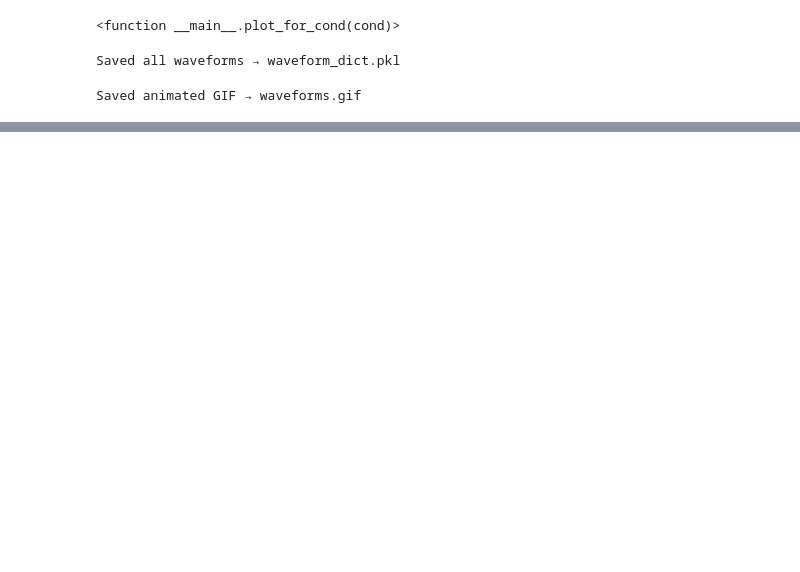
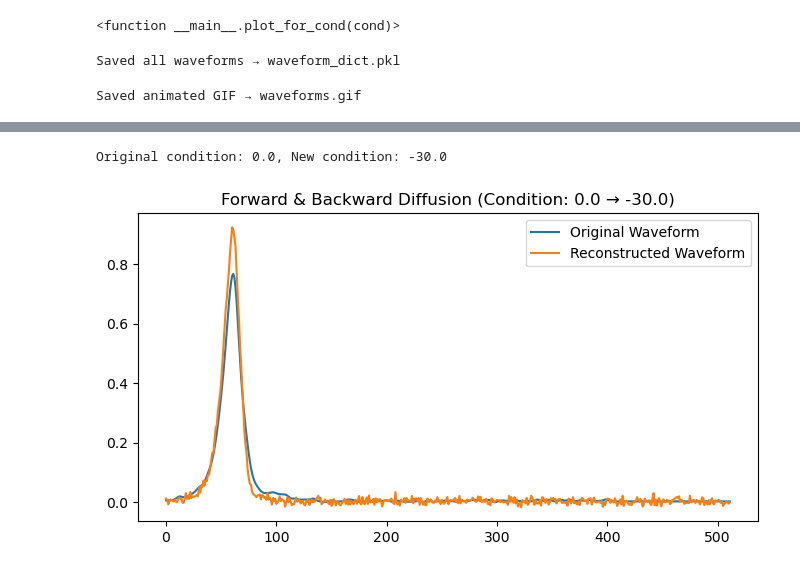
Before and after one commit to AceSix/gedi-conditional-ddim, a Jupyter notebook: cond_gen_visualization.ipynb, the cells around one changed output, grey strips where cells are left out. Cells and saved outputs as stored; diff of their text form; code cells hidden in the pictures; blank space fills up the shorter version.

Commit message:
updates to training, model, and visualizations.

```diff
--- a/cond_gen_visualization.ipynb
+++ b/cond_gen_visualization.ipynb
@@ -172,0 +229,3 @@ Saved animated GIF → waveforms.gif
+# %%
+selected_wf = selected_row['y_normalized']
+print(selected_wf)
@@ -172,0 +250,44 @@ Saved animated GIF → waveforms.gif
+# %%
+# Convert an existing waveform (wf: shape (512,)) to a tensor with shape [1, 1, 512]
+wf_tensor = torch.tensor(selected_wf, dtype=torch.float, device=device).unsqueeze(0).unsqueeze(0)
+
+# --- Forward diffusion: add noise in a controlled manner ---
+steps = 1000
+t_step = steps // 2
+alpha_bar = 1.0 - (t_step / steps)
+alpha_bar_t = torch.tensor(alpha_bar, dtype=torch.float, device=device)  # converted to torch tensor
+
+noise = torch.randn_like(wf_tensor)
+# Forward process: x_noisy = sqrt(alpha_bar)*original + sqrt(1-alpha_bar)*noise
+x_noisy = torch.sqrt(alpha_bar_t) * wf_tensor + torch.sqrt(1 - alpha_bar_t) * noise
+
+# --- Backward (denoising) diffusion: generate a new waveform with a changed condition ---
+# For example, modify the conditioning value (here we add 10 to the current slider value)
+original_cond = selected_row['land_cover_data/modis_treecover']
+new_cond = original_cond - 30.0
+print(f"Original condition: {original_cond}, New condition: {new_cond}")
+cond_tensor_new = torch.full((1, 1), new_cond, dtype=torch.float, device=device)
+# %% [output]
+Original condition: 0.0, New condition: -30.0
+# %%
+
+with autocast("cuda", dtype=torch.bfloat16):
+    x_reconstructed = sampler(
+        x_noisy, cond=cond_tensor_new,
+
+        only_return_x_0=True, steps=steps, eta=eta, method=method
+    )
+
+# Plot the original and reconstructed waveforms for comparison
+original_wf = wf_tensor.squeeze().cpu().numpy()
+x_reconstructed = x_reconstructed.squeeze().cpu().numpy()
+original_wf = np.flip(original_wf, axis=-1)
+x_reconstructed = np.flip(x_reconstructed, axis=-1)
+plt.figure(figsize=(8, 4))
+plt.plot(x_axis, original_wf, label="Original Waveform")
+plt.plot(x_axis, x_reconstructed, label="Reconstructed Waveform")
+plt.title(f"Forward & Backward Diffusion (Condition: {original_cond} → {new_cond})")
+plt.legend()
+plt.show()
+# %% [output]
+[figure, added]
```
Also changed, not shown: parts of 9 cells of this notebook, 11 other files.
